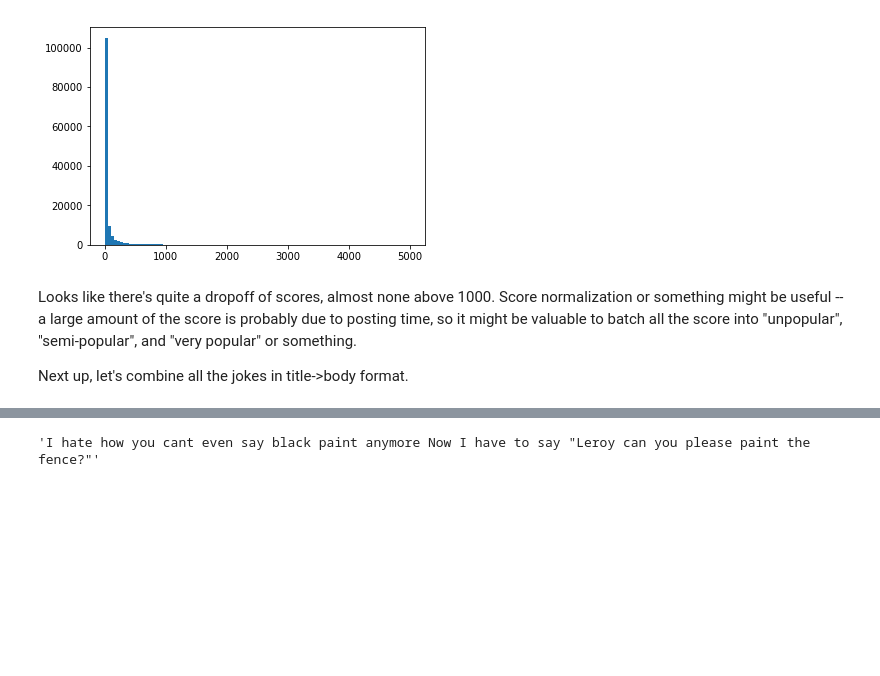
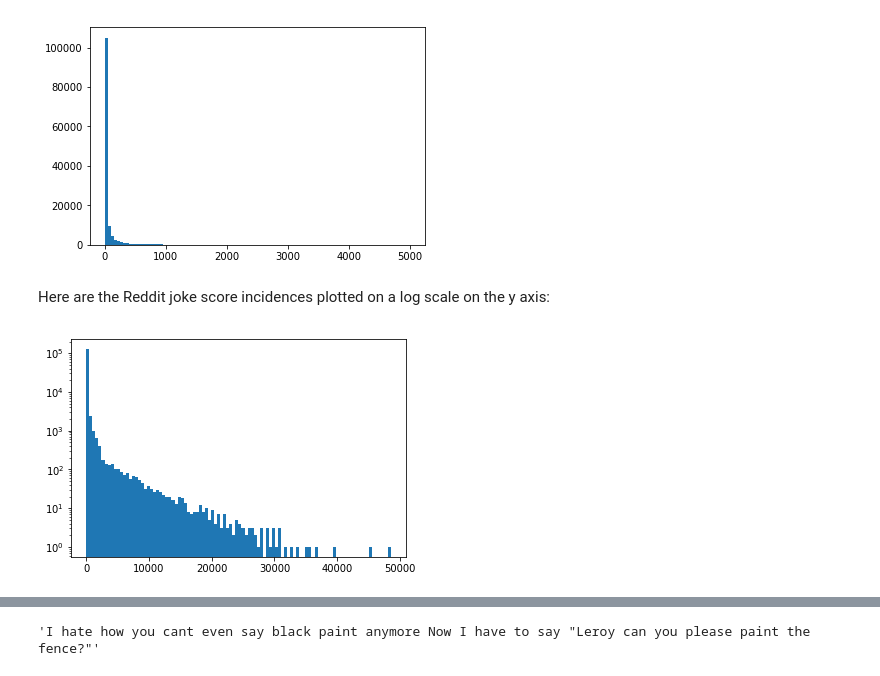
Before and after one commit to thedch/funnynet, a Jupyter notebook: funnynet.ipynb, the cells around one changed output, grey strips where cells are left out. Saved outputs shown, nothing was run; the diff lists cells and outputs as text; code cells hidden in the pictures; blank space fills up the shorter version.

Commit message:
Playing with log scales and stupidstuff corpus stats

```diff
--- a/funnynet.ipynb
+++ b/funnynet.ipynb
@@ -31,4 +31,6 @@ print(files)
-# %%
-dataset = files[0]
-jokes = json.load(open(dataset))
+# %%
+reddit_dataset = files[0]
+reddit_jokes = json.load(open(reddit_dataset))
+stupid_dataset = files[1]
+stupid_jokes = json.load(open(stupid_dataset))
 # %%
@@ -45,7 +51,7 @@ jokes[0]
 # %% [markdown]
 Let's discard all the jokes that have 0 score, as they aren't that helpful for training
 # %%
-rated_jokes = [joke for joke in jokes if joke['score'] > 0]
+rated_jokes = [joke for joke in reddit_jokes if joke['score'] > 0]
 # %%
 len(rated_jokes)
 # %% [output]
@@ -70,7 +85,11 @@ low_scores = [score for score in scores if score<5000]
 plt.hist(low_scores, bins=100);
 # %% [output]
 [figure]
-# %% [markdown]
-Looks like there's quite a dropoff of scores, almost none above 1000. Score normalization or something might be useful -- a large amount of the score is probably due to posting time, so it might be valuable to batch all the score into "unpopular", "semi-popular", and "very popular" or something.
-
-Next up, let's combine all the jokes in title->body format.
+# %% [markdown]
+Here are the Reddit joke score incidences plotted on a log scale on the y axis:
+# %%
+low_scores = [score for score in scores]
+plt.yscale('log', nonposy='clip')
+plt.hist(low_scores, bins=100);
+# %% [output]
+[figure, added]
```
Also changed, not shown: parts of 15 cells of this notebook.
